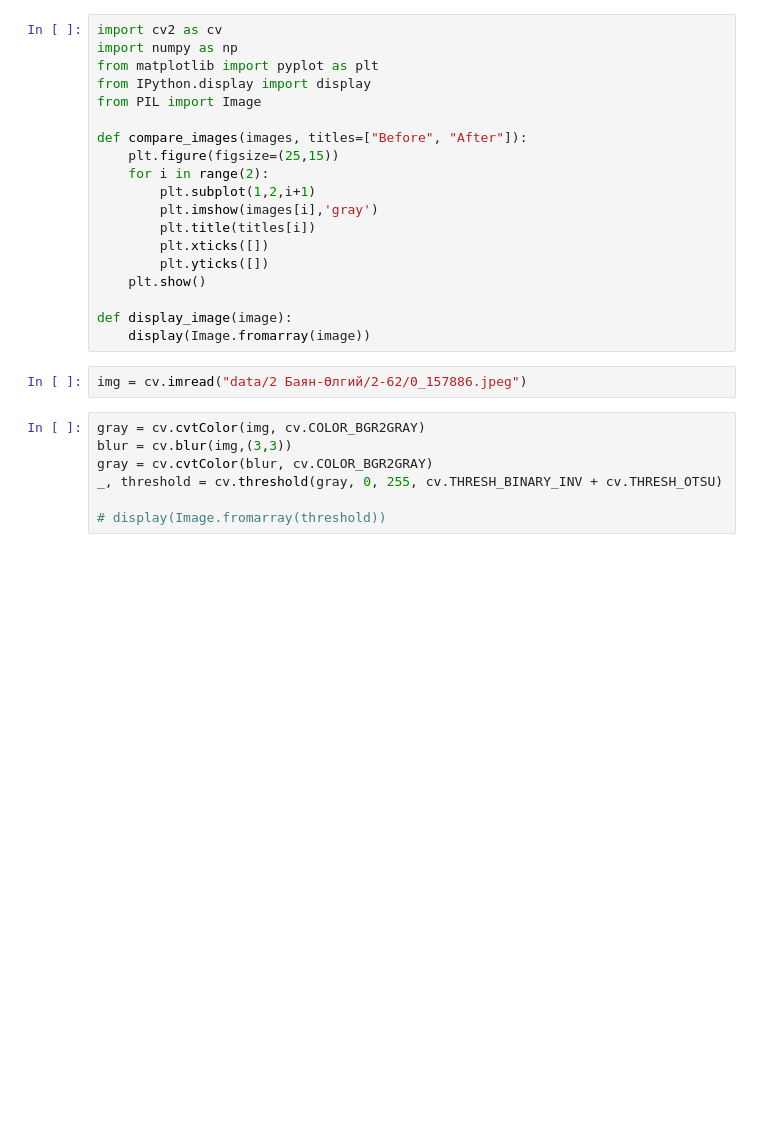
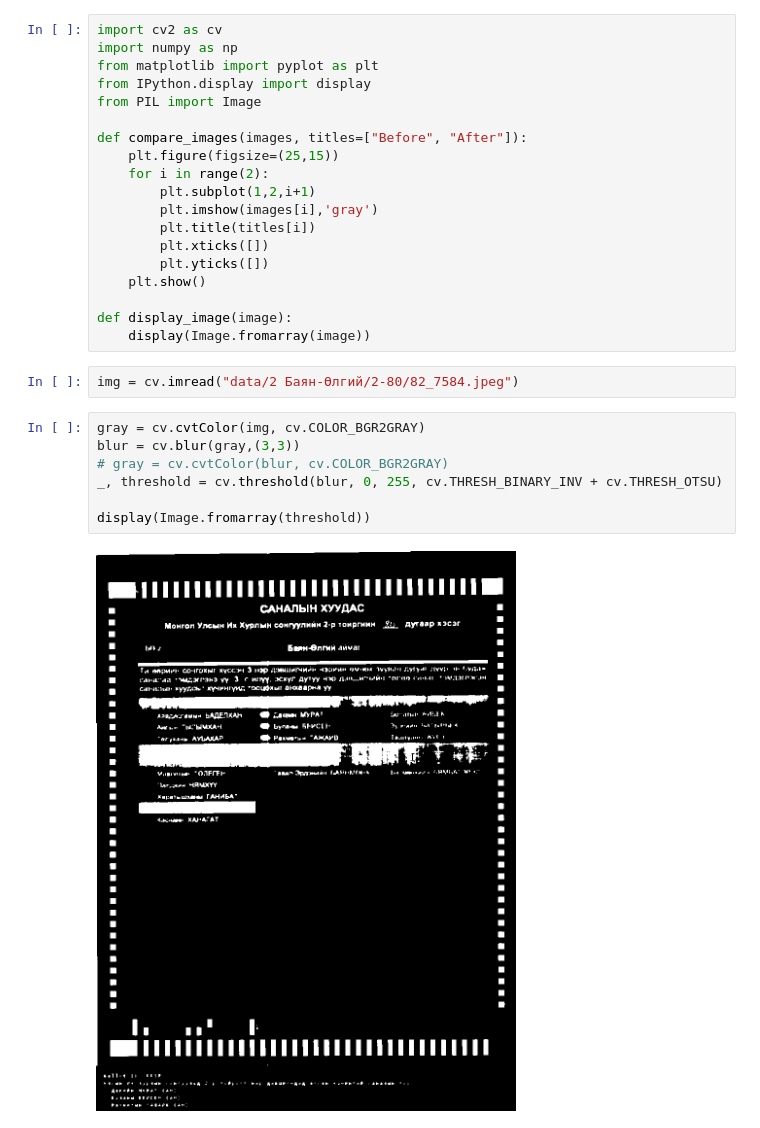
Before and after one commit to khasbilegt/ballot-reader, a Jupyter notebook: main.ipynb, the cells around one changed output. Cells and saved outputs as stored; diff of their text form; blank space fills up the shorter version.

```diff
--- a/main.ipynb
+++ b/main.ipynb
@@ -18,14 +18,16 @@ def compare_images(images, titles=["Before", "After"]):
 def display_image(image):
     display(Image.fromarray(image))
 # %%
-img = cv.imread("data/2 Баян-Өлгий/2-62/0_157886.jpeg")
+img = cv.imread("data/2 Баян-Өлгий/2-80/82_7584.jpeg")
 # %%
 gray = cv.cvtColor(img, cv.COLOR_BGR2GRAY)
-blur = cv.blur(img,(3,3))
-gray = cv.cvtColor(blur, cv.COLOR_BGR2GRAY)
-_, threshold = cv.threshold(gray, 0, 255, cv.THRESH_BINARY_INV + cv.THRESH_OTSU)
+blur = cv.blur(gray,(3,3))
+# gray = cv.cvtColor(blur, cv.COLOR_BGR2GRAY)
+_, threshold = cv.threshold(blur, 0, 255, cv.THRESH_BINARY_INV + cv.THRESH_OTSU)
 
-# display(Image.fromarray(threshold))
+display(Image.fromarray(threshold))
+# %% [output]
+[figure, added]
 # %%
 height, width = threshold.shape
 image = threshold.copy()
```
Also changed, not shown: parts of 5 cells of this notebook, 1 other file.
